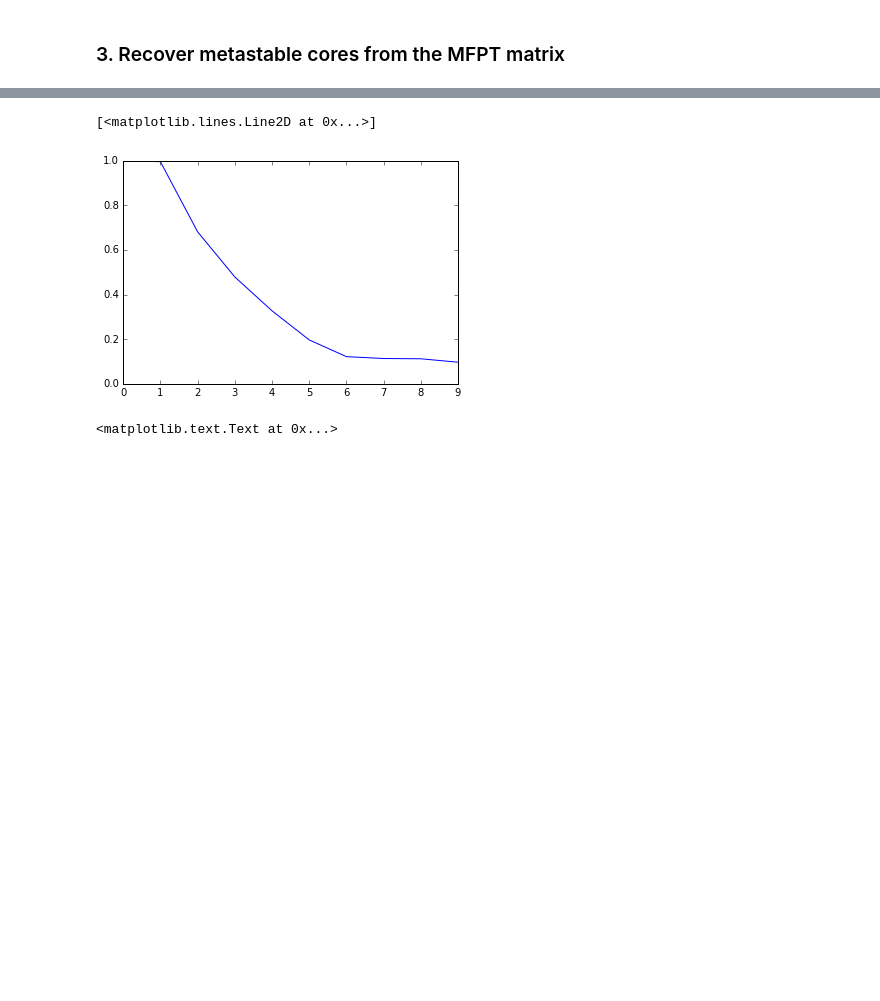
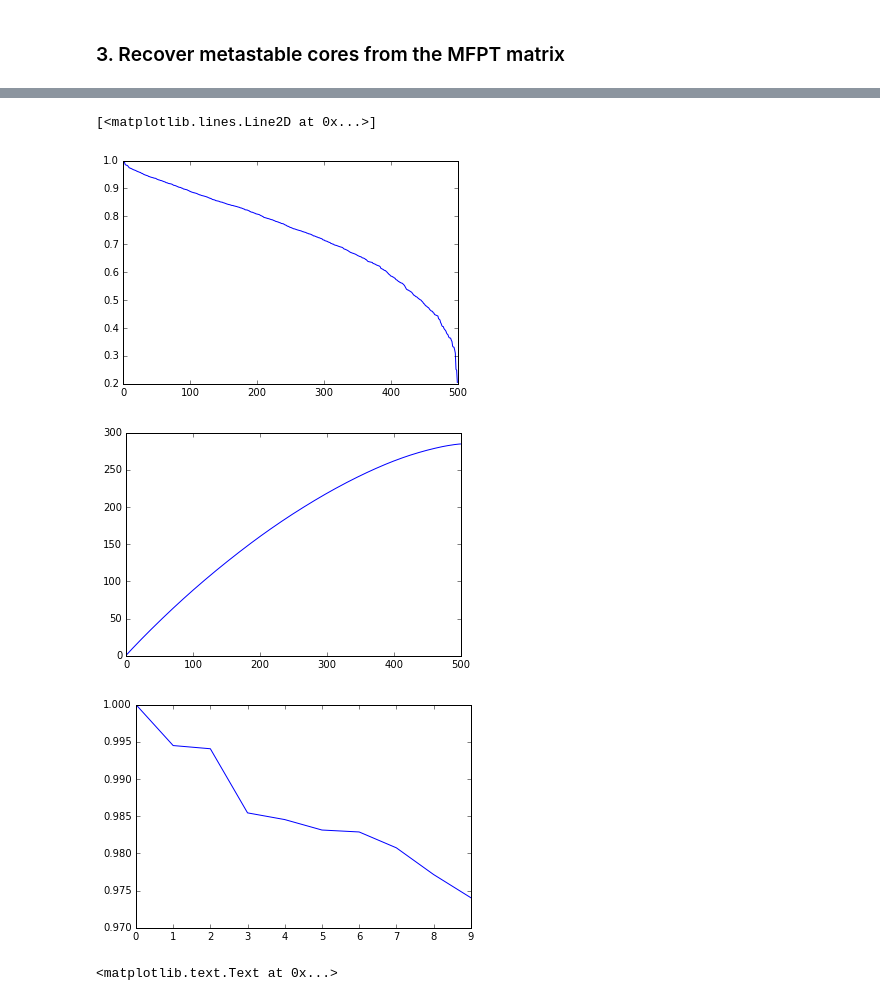
Before and after one commit to maxentile/onion, a Jupyter notebook: notebooks/MFPT tinker.ipynb, the cells around one changed output, grey strips where cells are left out. Cells and saved outputs as stored; diff of their text form; code cells hidden in the pictures; blank space fills up the shorter version.

```diff
--- a/notebooks/MFPT tinker.ipynb
+++ b/notebooks/MFPT tinker.ipynb
@@ -222,8 +262,14 @@ plt.title('"Local MFPT minima:" Alanine dipeptide')
-# %%
-plt.plot(sorted(msm.eigenvalues())[::-1][:10])
-# %% [output]
-[<matplotlib.lines.Line2D at 0x...>]
-[figure, removed]
+# %%
+plt.plot(sorted(msm.eigenvalues())[::-1])
+plt.figure()
+plt.plot(np.cumsum(sorted(msm.eigenvalues()**2)[::-1]))
+plt.figure()
+plt.plot(sorted(msm.eigenvalues())[::-1][:10])
+# %% [output]
+[<matplotlib.lines.Line2D at 0x...>]
+[figure, added]
+[figure, added]
+[figure, added]
 # %%
 # do this again for fs peptide
 
```
Also changed, not shown: parts of 24 cells of this notebook, 3 other files.
